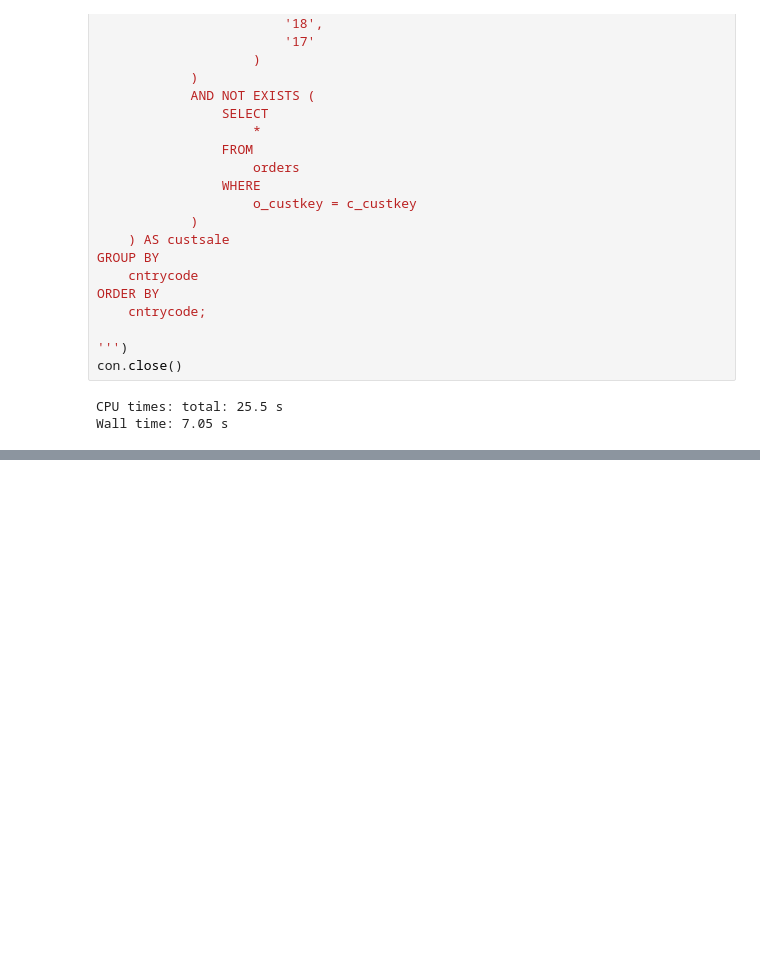
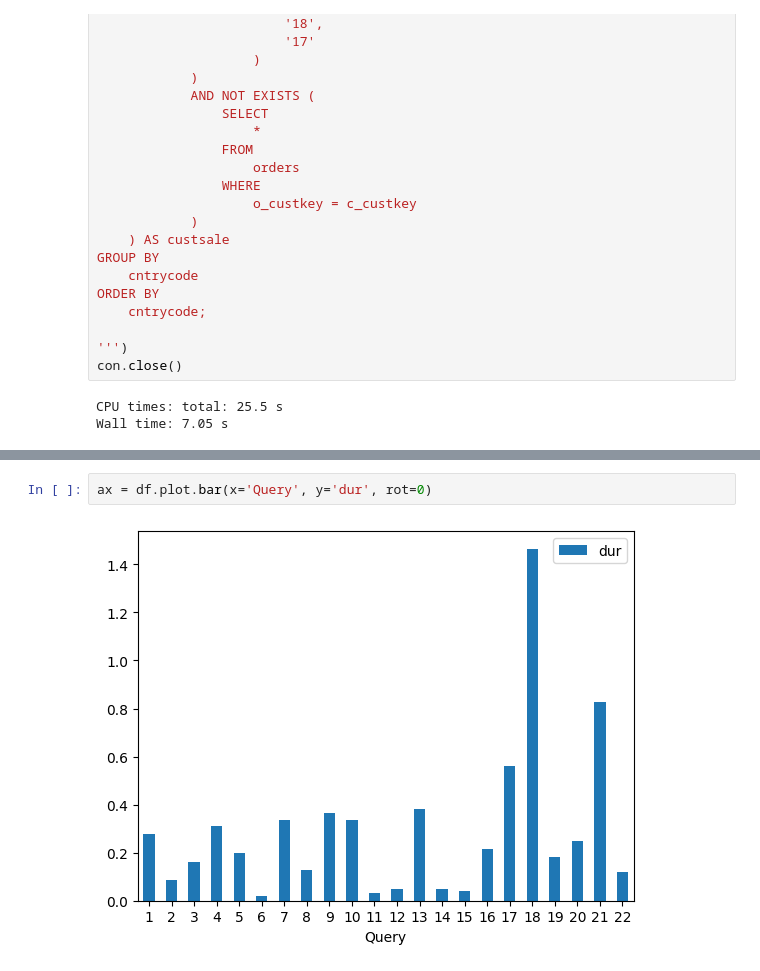
Before and after one commit to djouallah/Testing_BI_Engine, a Jupyter notebook: TPCH_DuckDB.ipynb, the cells around one changed output, grey strips where cells are left out. Saved outputs shown, nothing was run; the diff lists cells and outputs as text; blank space fills up the shorter version.

```diff
--- a/TPCH_DuckDB.ipynb
+++ b/TPCH_DuckDB.ipynb
@@ -993,0 +1001,4 @@ alt.Chart(df).mark_bar().encode(
+# %%
+ax = df.plot.bar(x='Query', y='dur', rot=0)
+# %% [output]
+[figure, added]
```
Also changed, not shown: parts of 3 cells of this notebook.
